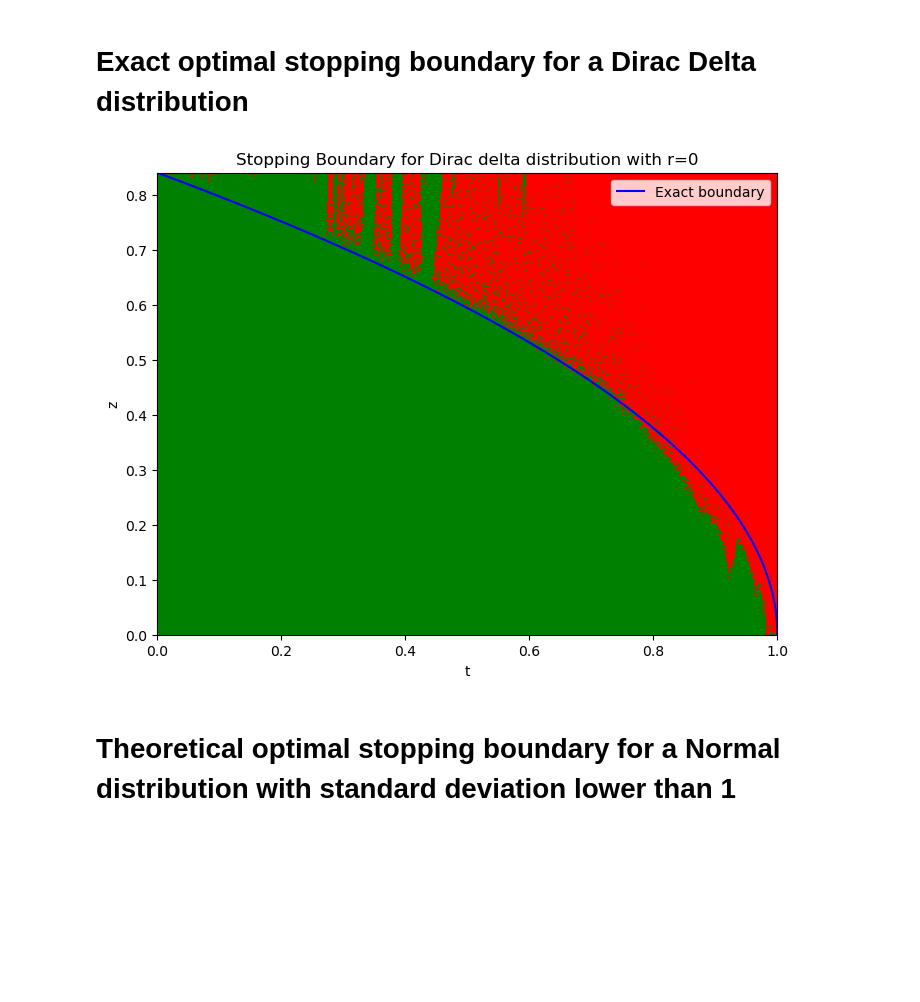
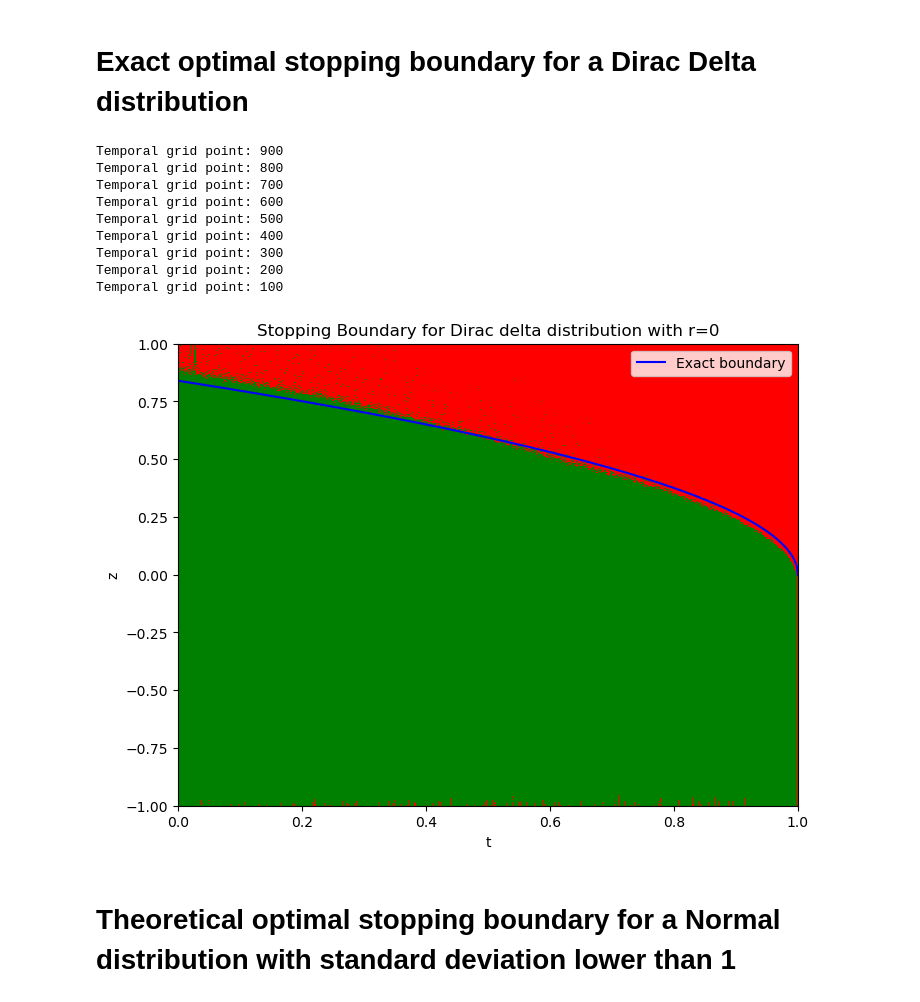
Before and after one commit to ManuelBal2201/Opt-stopp-BB-random-pinning-point, a Jupyter notebook: Checking_simulated_boundary.ipynb, the cells around one changed output. Saved outputs shown, nothing was run; the diff lists cells and outputs as text; code cells hidden in the pictures; blank space fills up the shorter version.

Commit message:
Visualization updates

```diff
--- a/Checking_simulated_boundary.ipynb
+++ b/Checking_simulated_boundary.ipynb
@@ -19,18 +104,17 @@ from Checking_simulated_boundary_functions import h_definition, spatial_grid, si
 # %%
 # Pinning point
 r = 0
-dirac_delta_distribution = rv_discrete(name = 'Delta Dirac', values = (np.array([r]), np.array([1])))
 
 # t mesh
-mesh = 2000
+mesh = 1000
 t_mesh = np.linspace(0, 1, mesh)
 
 # Boundary
 exact_boundary = optimal_stopping_Brownian_bridge(t_mesh, r)
-L = 1000
+L = 10000
 np.random.seed(123)
-value_function, X_vals = optimal_stopping_montecarlo(mu = dirac_delta_distribution, N = mesh, M = 2000 , L = L, m = 0, gamma = 0)
-
+value_function, X_vals = optimal_stopping_montecarlo(mu = "discrete", weights = np.array([1]), parameters = np.array([[r],[1]]), N = mesh, a = -1, b = 1, L = L, M = 2000)
+value_function_BB = value_function.copy()
 # Plotting
 if mesh != L:
     # Adjust meshgrid for different dimensions
@@ -53,34 +137,43 @@ if mesh != L:
     plt.pcolormesh(T, X, comparison.T, cmap=cmap, shading='auto')
     plt.xlabel("t")
     plt.ylabel("z")
     plt.title(f"Stopping Boundary for Dirac delta distribution with r={r}")
     plt.legend()
     plt.xlim(0, 1)
     plt.ylim(np.min(X_vals), np.max(X_vals))
     plt.show()
 
 else:
     # Adjust meshgrid
     T, X = np.meshgrid(t_mesh, X_vals)
 
     # Define colors and mapping
     comparison = value_function <= np.tile(X_vals, (len(t_mesh), 1)) # Boolean matrix
     colors = np.where(comparison, 1, 0)  # 1 for True (red), 0 for False (green))
     cmap = plt.cm.colors.ListedColormap(['green', 'red'])
 
     # Visualization
     plt.figure(figsize=(8, 6))
     plt.plot(t_mesh, exact_boundary, 'b-', label="Exact boundary")
     plt.pcolormesh(T, X, comparison, cmap=cmap, shading='auto')
     plt.xlabel("t")
     plt.ylabel("z")
     plt.title(f"Stopping Boundary for Dirac delta distribution with r={r}")
     plt.legend()
     plt.xlim(0, 1)
     plt.ylim(np.min(X_vals), np.max(X_vals))
     plt.show()
 # %% [output]
+Temporal grid point: 900
+Temporal grid point: 800
+Temporal grid point: 700
+Temporal grid point: 600
+Temporal grid point: 500
+Temporal grid point: 400
+Temporal grid point: 300
+Temporal grid point: 200
+Temporal grid point: 100
-[figure, old version]
+[figure, new version]
 # %% [markdown]
 # Theoretical optimal stopping boundary for a Normal distribution with standard deviation lower than 1
 # %% [markdown]
```
Also changed, not shown: parts of 9 cells of this notebook, 4 other files.
